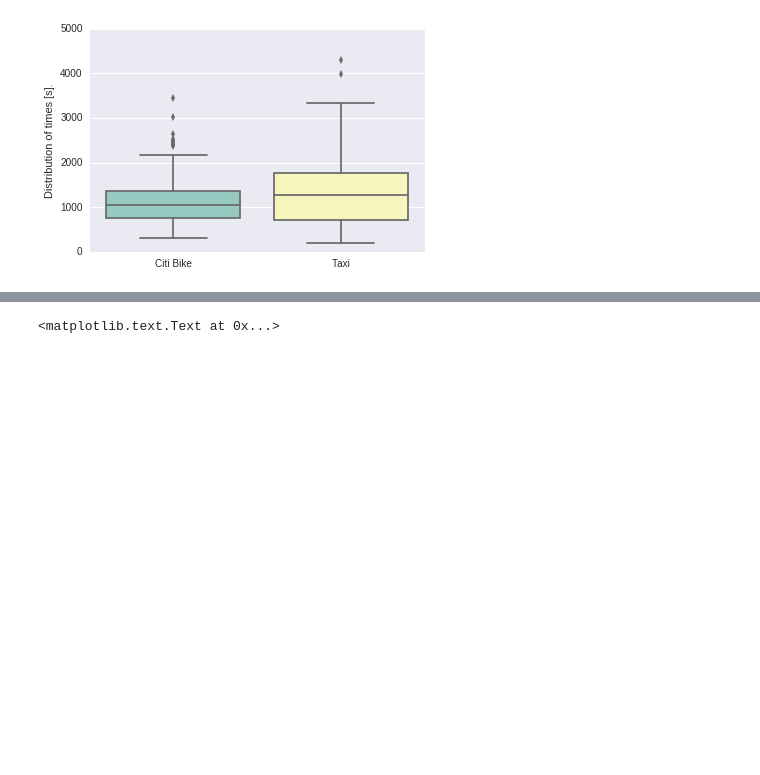
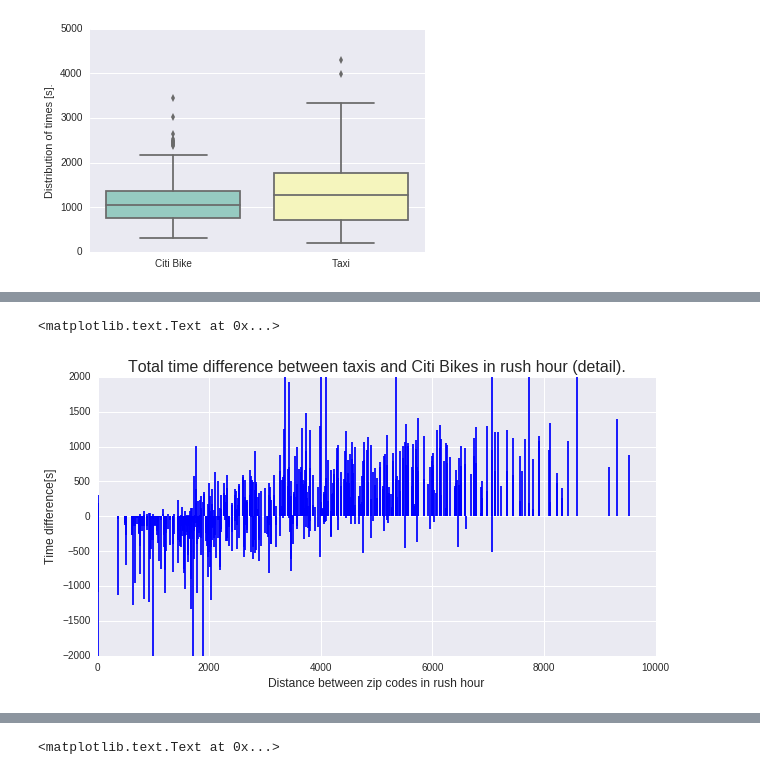
Before and after one commit to sarangof/Citibike-vs-taxis-NYC, a Jupyter notebook: resultsVisualization.ipynb, the cells around one changed output, grey strips where cells are left out. Saved outputs shown, nothing was run; the diff lists cells and outputs as text; code cells hidden in the pictures; blank space fills up the shorter version.

```diff
--- a/resultsVisualization.ipynb
+++ b/resultsVisualization.ipynb
@@ -154,0 +156,10 @@ plt.ylabel("Total time difference [s] between taxis and Citi Bikes in rush hour.
+# %%
+plt.figure(figsize=(10,5))
+plt.vlines([val[3] for val in dict_rush.values()], [0],[val[1] for val in dict_rush.values()],color='blue')
+plt.ylim(-2000, 2000)
+plt.xlabel("Distance between zip codes in rush hour",fontsize=12)
+plt.ylabel("Time difference[s]",fontsize=12)
+plt.title("Total time difference between taxis and Citi Bikes in rush hour (detail).",fontsize=16)
+# %% [output]
+<matplotlib.text.Text at 0x...>
+[figure, added]
```
Also changed, not shown: parts of 12 cells of this notebook.
